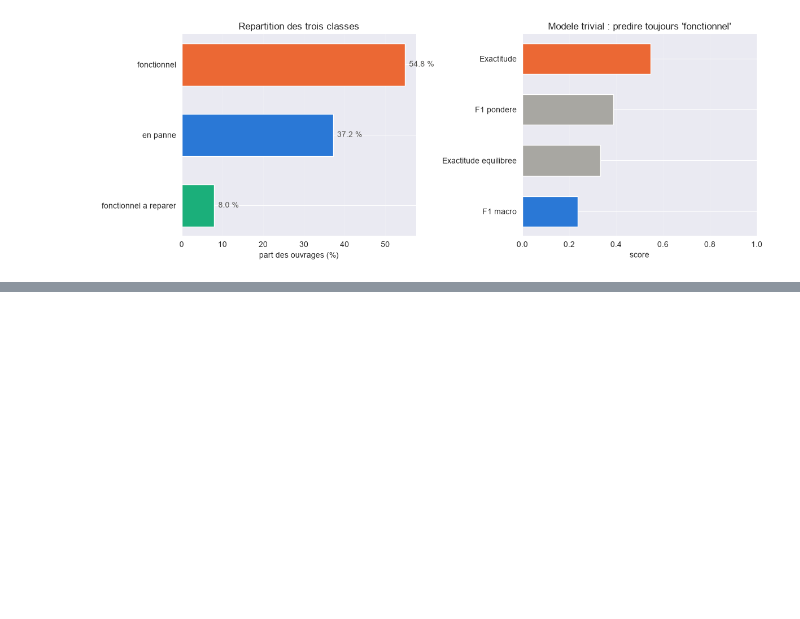
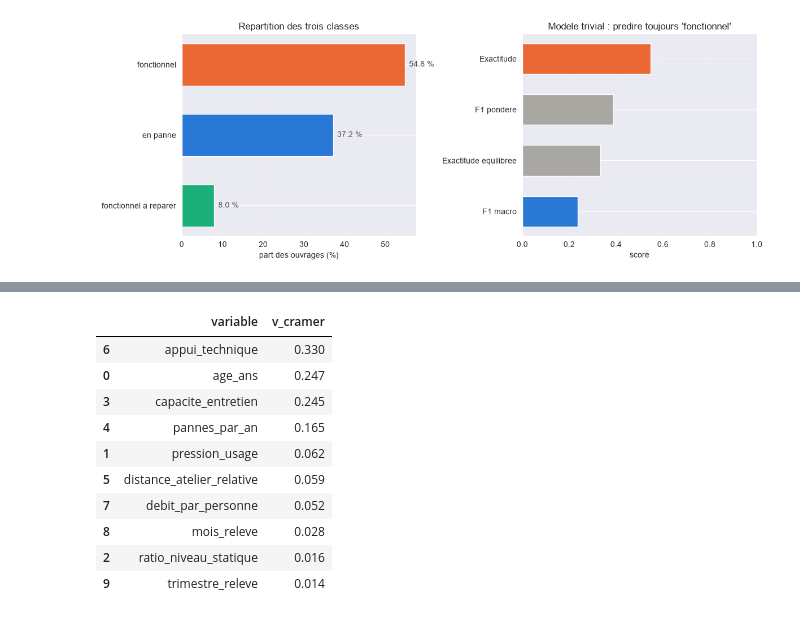
Before and after one commit to perrin1/points_eau, a Jupyter notebook: notebooks/note.ipynb, the cells around one changed output, grey strips where cells are left out. Saved outputs shown, nothing was run; the diff lists cells and outputs as text; code cells hidden in the pictures; blank space fills up the shorter version.

```diff
--- a/notebooks/note.ipynb
+++ b/notebooks/note.ipynb
@@ -1015,0 +1081,27 @@ fig.tight_layout(); fig.savefig("../reports/b1_classes.png", dpi=150, bbox_inche
+# %%
+from scipy.stats import chi2_contingency
+
+def v_cramer_num(serie, cible, n_tranches=8):
+    """V de Cramer sur une variable numerique decoupee en tranches."""
+    d = pd.DataFrame({"x": serie, "y": cible}).dropna()
+    tab = pd.crosstab(pd.qcut(d.x, n_tranches, duplicates="drop"), d.y)
+    chi2 = chi2_contingency(tab)[0]
+    return np.sqrt(chi2 / (tab.values.sum() * (min(tab.shape) - 1)))
+
+classement = pd.DataFrame([
+    {"variable": c, "v_cramer": round(v_cramer_num(df[c], df["etat_fonctionnement"]), 3)}
+    for c in DERIVEES if df[c].nunique() > 2
+]).sort_values("v_cramer", ascending=False)
+display(classement)
+# %% [output]
+|  | variable | v_cramer |
+| 6 | appui_technique | 0.330 |
+| 0 | age_ans | 0.247 |
+| 3 | capacite_entretien | 0.245 |
+| 4 | pannes_par_an | 0.165 |
+| 1 | pression_usage | 0.062 |
+| 5 | distance_atelier_relative | 0.059 |
+| 7 | debit_par_personne | 0.052 |
+| 8 | mois_releve | 0.028 |
+| 2 | ratio_niveau_statique | 0.016 |
+| 9 | trimestre_releve | 0.014 |
```
Also changed, not shown: parts of 9 cells of this notebook, 12 other files.
